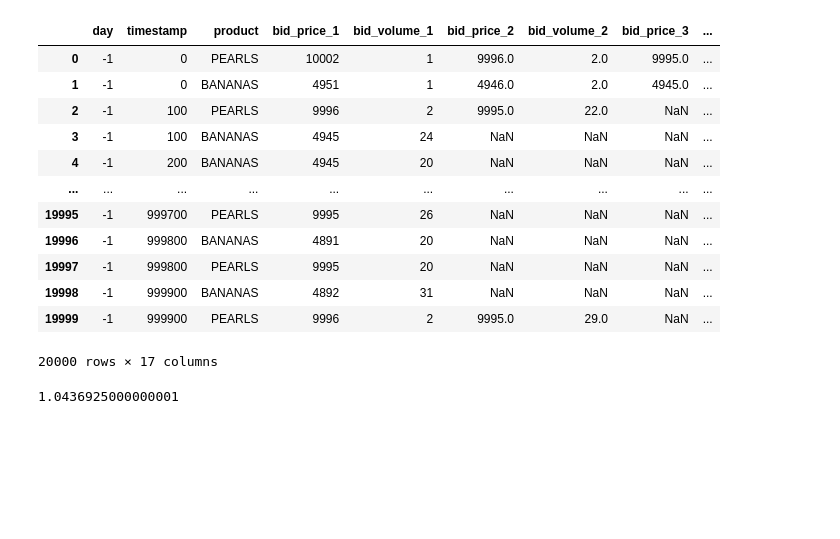
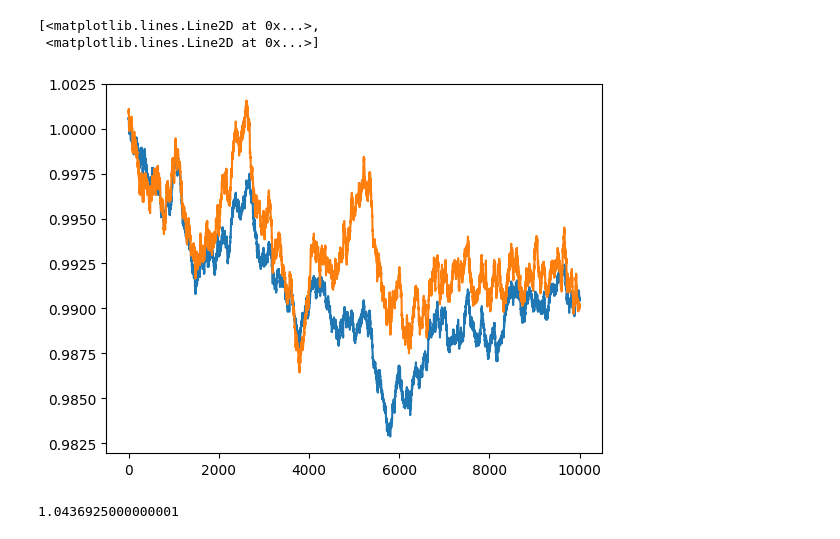
Before and after one commit to MoisheKeselman/IMC-Prosperity-HAM, a Jupyter notebook: imc_prosperity_ham/data_display.ipynb, the cells around one changed output. Saved outputs shown, nothing was run; the diff lists cells and outputs as text; code cells hidden in the pictures; blank space fills up the shorter version.

```diff
--- a/imc_prosperity_ham/data_display.ipynb
+++ b/imc_prosperity_ham/data_display.ipynb
@@ -1,23 +1,22 @@
 # %%
 import pandas
+import matplotlib.pyplot as plt
 
-prices_round_1_day__1 = pandas.read_csv("data/island-data-bottle-round-1/prices_round_1_day_-1.csv", delimiter=";")
+prices_round_2_day_1 = pandas.read_csv("data/island-data-bottle-round-2/prices_round_2_day_1.csv", delimiter=";")
-# %%
-prices_round_1_day__1
-# %% [output]
-|  | day | timestamp | product | bid_price_1 | bid_volume_1 | bid_price_2 | bid_volume_2 | bid_price_3 | ... |
-| 0 | -1 | 0 | PEARLS | 10002 | 1 | 9996.0 | 2.0 | 9995.0 | ... |
-| 1 | -1 | 0 | BANANAS | 4951 | 1 | 4946.0 | 2.0 | 4945.0 | ... |
-| 2 | -1 | 100 | PEARLS | 9996 | 2 | 9995.0 | 22.0 | NaN | ... |
-| 3 | -1 | 100 | BANANAS | 4945 | 24 | NaN | NaN | NaN | ... |
-| 4 | -1 | 200 | BANANAS | 4945 | 20 | NaN | NaN | NaN | ... |
-| ... | ... | ... | ... | ... | ... | ... | ... | ... | ... |
-| 19995 | -1 | 999700 | PEARLS | 9995 | 26 | NaN | NaN | NaN | ... |
-| 19996 | -1 | 999800 | BANANAS | 4891 | 20 | NaN | NaN | NaN | ... |
-| 19997 | -1 | 999800 | PEARLS | 9995 | 20 | NaN | NaN | NaN | ... |
-| 19998 | -1 | 999900 | BANANAS | 4892 | 31 | NaN | NaN | NaN | ... |
-| 19999 | -1 | 999900 | PEARLS | 9996 | 2 | 9995.0 | 29.0 | NaN | ... |
-20000 rows × 17 columns
+# %%
+pina = prices_round_2_day_1[prices_round_2_day_1['product'] == 'PINA_COLADAS']
+coco = prices_round_2_day_1[prices_round_2_day_1['product'] == 'COCONUTS']
+
+standardized_pina_price = pina.mid_price / 15000
+standardized_coco_price = coco.mid_price / 8000
+
+x_vals = list(range(len(standardized_coco_price)))
+
+plt.plot(x_vals, standardized_coco_price, x_vals, standardized_pina_price)
+# %% [output]
+[<matplotlib.lines.Line2D at 0x...>,
+ <matplotlib.lines.Line2D at 0x...>]
+[figure, added]
 # %%
 trading_matrix = \
 [[1,    0.5,    1.45,   0.75],
```
Also changed, not shown: 1 other file.
